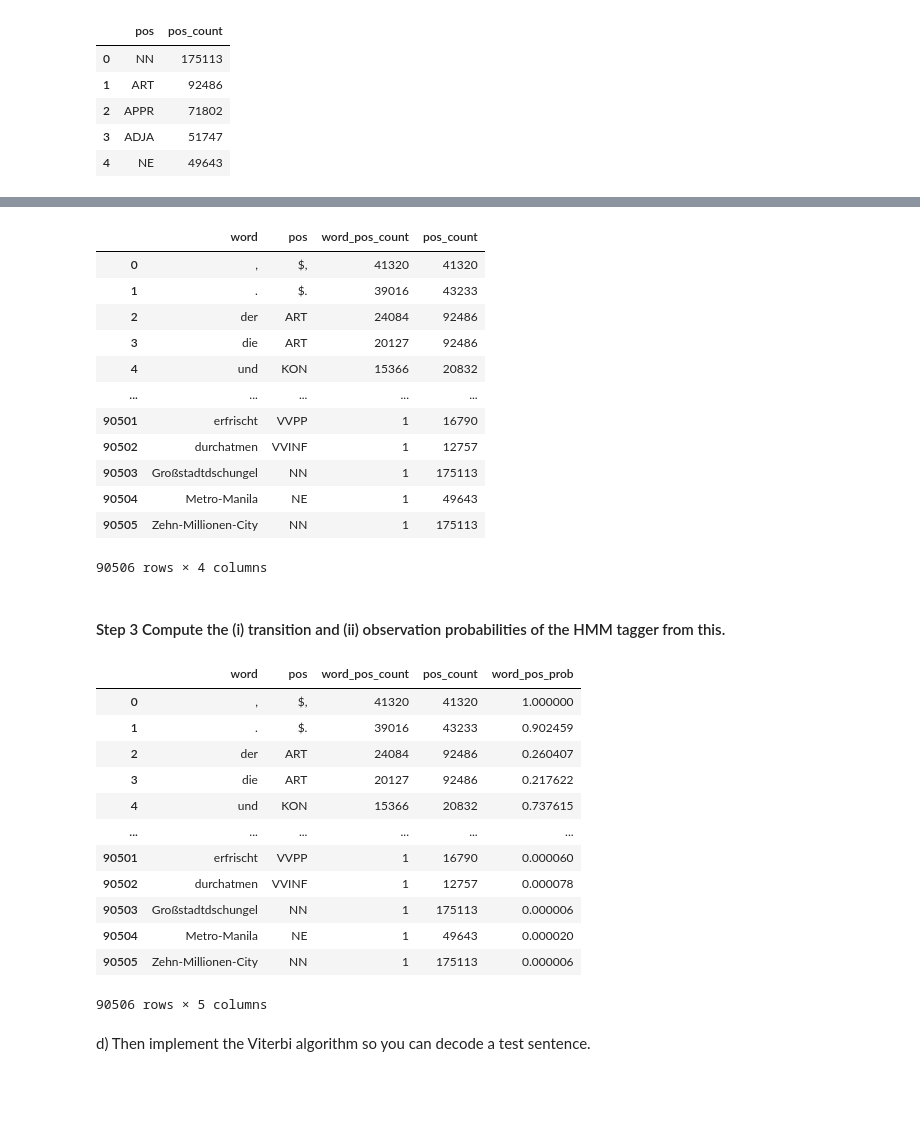
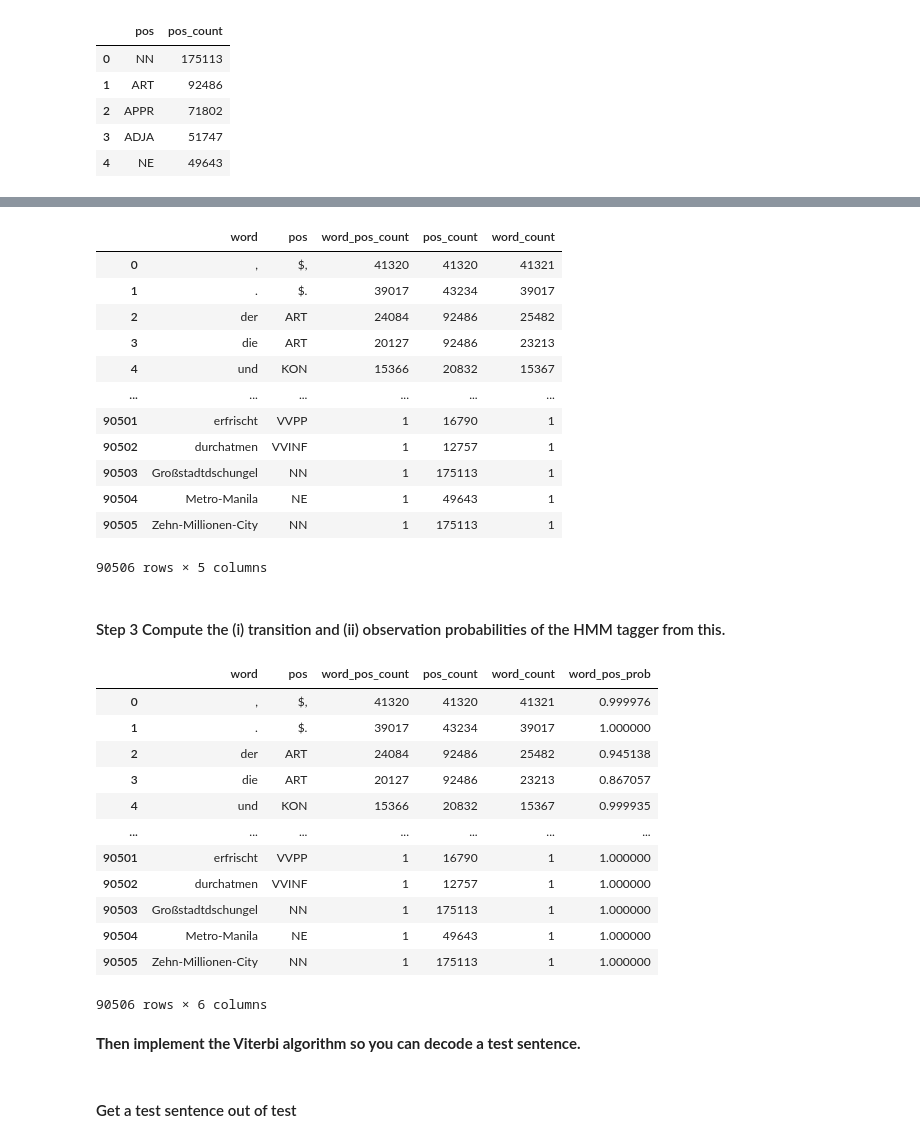
Before and after one commit to FritzSavira/NLPROC-ALV-B, a Jupyter notebook: assignment-03/assignment-03-Task-2ab.ipynb, the cells around one changed output, grey strips where cells are left out. Saved outputs shown, nothing was run; the diff lists cells and outputs as text; code cells hidden in the pictures; blank space fills up the shorter version.

```diff
--- a/assignment-03/assignment-03-Task-2ab.ipynb
+++ b/assignment-03/assignment-03-Task-2ab.ipynb
@@ -187,7 +187,7 @@ tiger_corpus_pos_abr.head(56)
 #kurz, knapp: Welche Splitting-Ratio empfiehlst du für einen NLP-Datensatz mit 900.000 Einträgen?
 # %%
 # SOLL Anzahl Worte
-len_train = int(len_tiger_corpus * 0.95)
+len_train = int(len_tiger_corpus * 0.95) + 1 # Manual len adjustment due to full sentence split
 len_test = len_tiger_corpus - len_train
 print(f"Words in train set calc: {len_train}")
 print(f"Words in test set calc: {len_test}")
@@ -265,21 +250,27 @@ train_word_pos_count = train[["word", "pos"]].value_counts()
 train_word_pos_count = train_word_pos_count.reset_index(name="word_pos_count")
 # Gesamtanzahl pro POS tag zu jeder Kombination word_pos in neuer Spalte ergänzen
 train_word_pos_count = train_word_pos_count.merge(train_pos_count[["pos", "pos_count"]], on="pos", how="left")
+# Gesamtzahl pro word zu jeder Kombination word_pos in neuer Spalte ergänzen
+train_word_count = train[["word"]].value_counts()
+# Set -> df
+train_word_count = train_word_count.reset_index(name="word_count")
+train_word_pos_count = train_word_pos_count.merge(train_word_count[["word", "word_count"]], on="word", how="left")
+
 train_word_pos_count
 # %% [output]
-|  | word | pos | word_pos_count | pos_count |
-| 0 | , | $, | 41320 | 41320 |
-| 1 | . | $. | 39016 | 43233 |
-| 2 | der | ART | 24084 | 92486 |
-| 3 | die | ART | 20127 | 92486 |
-| 4 | und | KON | 15366 | 20832 |
-| ... | ... | ... | ... | ... |
-| 90501 | erfrischt | VVPP | 1 | 16790 |
-| 90502 | durchatmen | VVINF | 1 | 12757 |
-| 90503 | Großstadtdschungel | NN | 1 | 175113 |
-| 90504 | Metro-Manila | NE | 1 | 49643 |
-| 90505 | Zehn-Millionen-City | NN | 1 | 175113 |
+|  | word | pos | word_pos_count | pos_count | word_count |
+| 0 | , | $, | 41320 | 41320 | 41321 |
+| 1 | . | $. | 39017 | 43234 | 39017 |
+| 2 | der | ART | 24084 | 92486 | 25482 |
+| 3 | die | ART | 20127 | 92486 | 23213 |
+| 4 | und | KON | 15366 | 20832 | 15367 |
+| ... | ... | ... | ... | ... | ... |
+| 90501 | erfrischt | VVPP | 1 | 16790 | 1 |
+| 90502 | durchatmen | VVINF | 1 | 12757 | 1 |
+| 90503 | Großstadtdschungel | NN | 1 | 175113 | 1 |
+| 90504 | Metro-Manila | NE | 1 | 49643 | 1 |
+| 90505 | Zehn-Millionen-City | NN | 1 | 175113 | 1 |
-90506 rows × 4 columns
+90506 rows × 5 columns
 # %% [markdown]
 #### Step 3 Compute the (i) transition and (ii) observation probabilities of the HMM tagger from this.
 # %%
@@ -292,20 +283,22 @@ train_pos_trans_prob = train_pos_pos_foll_count.div(train_pos_foll_sum, axis=0)
 # %%
 # Step 3(ii) observation probabilities (Gibt an, mit welcher Wahrscheinlichkeit ein Wort als bestimmte Wortart (POS) erscheint.)
-train_word_pos_count["word_pos_prob"] = train_word_pos_count["word_pos_count"] / train_word_pos_count["pos_count"]
+train_word_pos_count["word_pos_prob"] = train_word_pos_count["word_pos_count"] / train_word_pos_count["word_count"]
 train_word_pos_count
 # %% [output]
-|  | word | pos | word_pos_count | pos_count | word_pos_prob |
-| 0 | , | $, | 41320 | 41320 | 1.000000 |
-| 1 | . | $. | 39016 | 43233 | 0.902459 |
-| 2 | der | ART | 24084 | 92486 | 0.260407 |
-| 3 | die | ART | 20127 | 92486 | 0.217622 |
-| 4 | und | KON | 15366 | 20832 | 0.737615 |
-| ... | ... | ... | ... | ... | ... |
-| 90501 | erfrischt | VVPP | 1 | 16790 | 0.000060 |
-| 90502 | durchatmen | VVINF | 1 | 12757 | 0.000078 |
-| 90503 | Großstadtdschungel | NN | 1 | 175113 | 0.000006 |
-| 90504 | Metro-Manila | NE | 1 | 49643 | 0.000020 |
-| 90505 | Zehn-Millionen-City | NN | 1 | 175113 | 0.000006 |
+|  | word | pos | word_pos_count | pos_count | word_count | word_pos_prob |
+| 0 | , | $, | 41320 | 41320 | 41321 | 0.999976 |
+| 1 | . | $. | 39017 | 43234 | 39017 | 1.000000 |
+| 2 | der | ART | 24084 | 92486 | 25482 | 0.945138 |
+| 3 | die | ART | 20127 | 92486 | 23213 | 0.867057 |
+| 4 | und | KON | 15366 | 20832 | 15367 | 0.999935 |
+| ... | ... | ... | ... | ... | ... | ... |
+| 90501 | erfrischt | VVPP | 1 | 16790 | 1 | 1.000000 |
+| 90502 | durchatmen | VVINF | 1 | 12757 | 1 | 1.000000 |
+| 90503 | Großstadtdschungel | NN | 1 | 175113 | 1 | 1.000000 |
+| 90504 | Metro-Manila | NE | 1 | 49643 | 1 | 1.000000 |
+| 90505 | Zehn-Millionen-City | NN | 1 | 175113 | 1 | 1.000000 |
-90506 rows × 5 columns
+90506 rows × 6 columns
 # %% [markdown]
-d) Then implement the Viterbi algorithm so you can decode a test sentence.
+**Then implement the Viterbi algorithm so you can decode a test sentence.**
+# %% [markdown]
+#### Get a test sentence out of test
```
Also changed, not shown: parts of 17 cells of this notebook.
